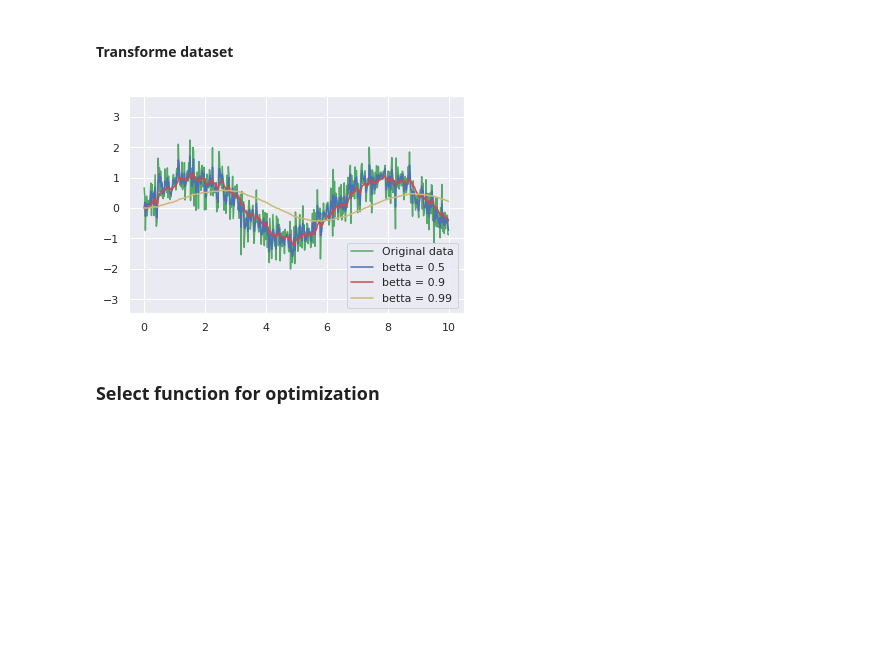
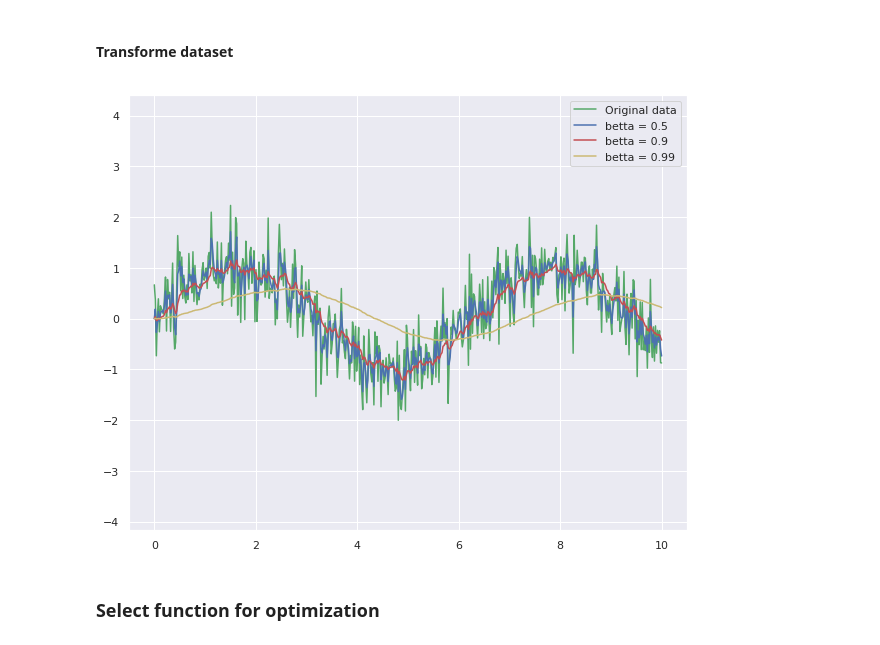
Before and after one commit to garikdza/ISTC_ML_course, a Jupyter notebook: Neural_Networks/Fully_Connected/Main_Optimizers.ipynb, the cells around one changed output. Drawn from its saved outputs; the diff is of its cells as text; code cells hidden in the pictures; blank space fills up the shorter version.

```diff
--- a/Neural_Networks/Fully_Connected/Main_Optimizers.ipynb
+++ b/Neural_Networks/Fully_Connected/Main_Optimizers.ipynb
@@ -37,16 +39,16 @@ def EWA_transform(S,betta):
 # %%
 V_1 = EWA_transform(S,0.5)
 V_2 = EWA_transform(S,0.9)
 V_3 = EWA_transform(S,0.99)
-fig, ax = plt.subplots()
+fig, ax = plt.subplots(figsize=(10,8))
 ax.plot(x, S, '-g', label='Original data')
 ax.plot(x, V_1, '-b', label='betta = 0.5')
 ax.plot(x, V_2, 'r', label='betta = 0.9')
 ax.plot(x, V_3, '-y', label='betta = 0.99')
 ax.axis('equal')
 leg = ax.legend();
 # %% [output]
-[figure, old version]
+[figure, new version]
 # %% [markdown]
 ### Select function for optimization
 # %% [markdown]
```
Also changed, not shown: parts of 19 cells of this notebook, 3 other files.
